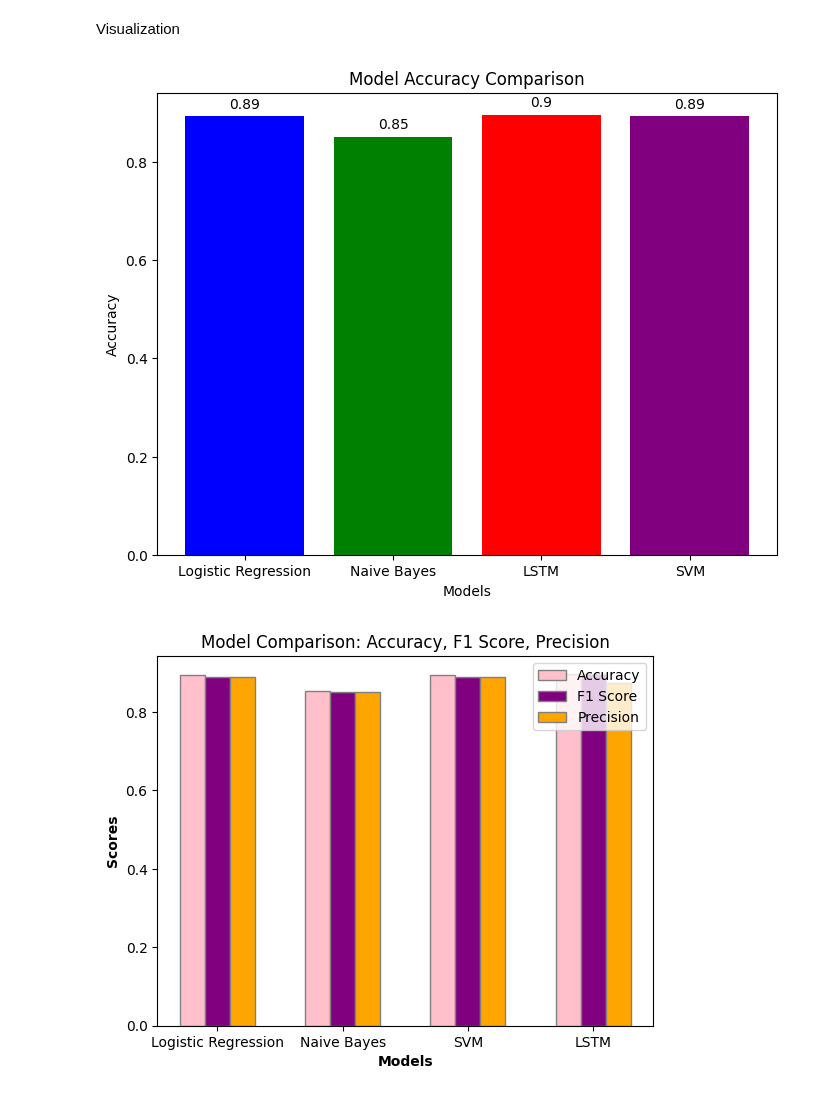
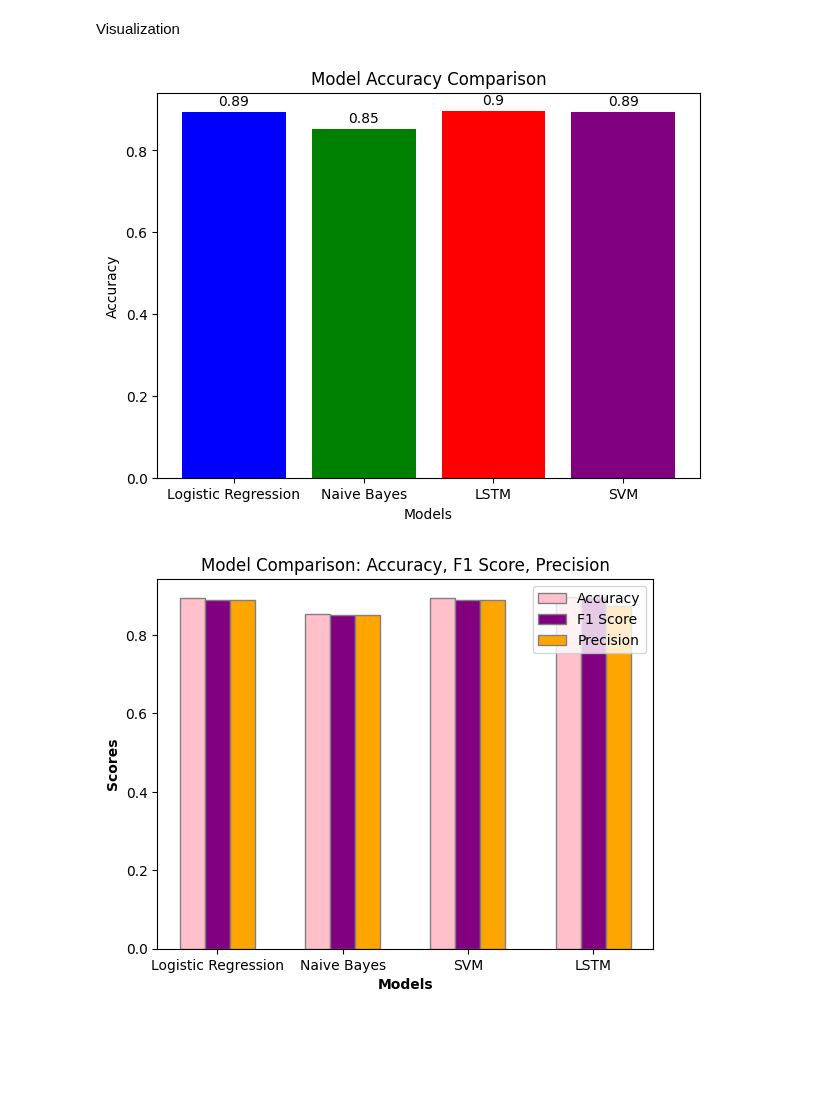
Before and after one commit to sushithadevaraju/sentiment-analysis-of-imdb, a Jupyter notebook: final_code.ipynb, the cells around one changed output. Cells and saved outputs as stored; diff of their text form; code cells hidden in the pictures; blank space fills up the shorter version.

```diff
--- a/final_code.ipynb
+++ b/final_code.ipynb
@@ -284,7 +337,6 @@ Confusion Matrix:
 # %% [markdown]
 Visualization
 # %%
-import matplotlib.pyplot as plt
 
 #These are the accuracies obtained from the models
 logistic_regression_accuracy = 0.8938
@@ -294,34 +346,33 @@ svm_accuracy = 0.8941
 
 #Creating a dictionary of model names and their corresponding accuracies
 model_accuracies = {
     'Logistic Regression': logistic_regression_accuracy,
     'Naive Bayes': naive_bayes_accuracy,
     'LSTM': lstm_accuracy,
     'SVM': svm_accuracy
 
 }
 
 #Extracting the model names and accuracies for plotting
 models = list(model_accuracies.keys())
 accuracies = list(model_accuracies.values())
 
 #Creating a bar chart
-plt.figure(figsize=(8, 6))
+plt.figure(figsize=(7,5))
 bars = plt.bar(models, accuracies, color=['blue', 'green', 'red', 'purple'])
-
 
 #Adding title and labels
 plt.title('Model Accuracy Comparison')
 plt.xlabel('Models')
 plt.ylabel('Accuracy')
 
 #Adding the accuracy values on top of each bar
 for bar in bars:
     yval = bar.get_height()
     plt.text(bar.get_x() + bar.get_width()/2, yval + 0.01, round(yval, 2), ha='center', va='bottom')
 
 #Display's the plot
 plt.show()
 # %% [output]
-[figure, old version]
+[figure, new version]
 # %%
```
Also changed, not shown: parts of 12 cells of this notebook.
